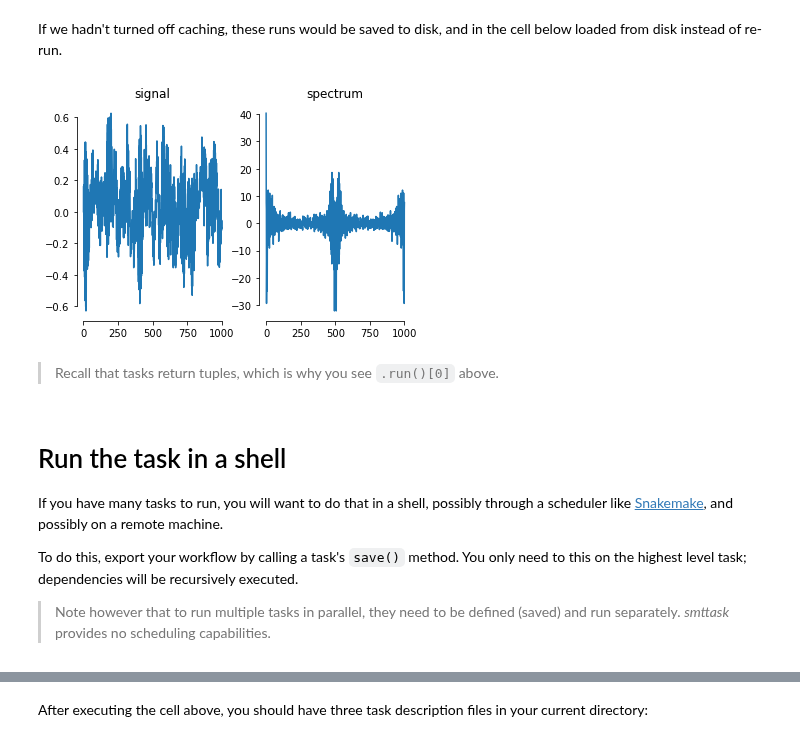
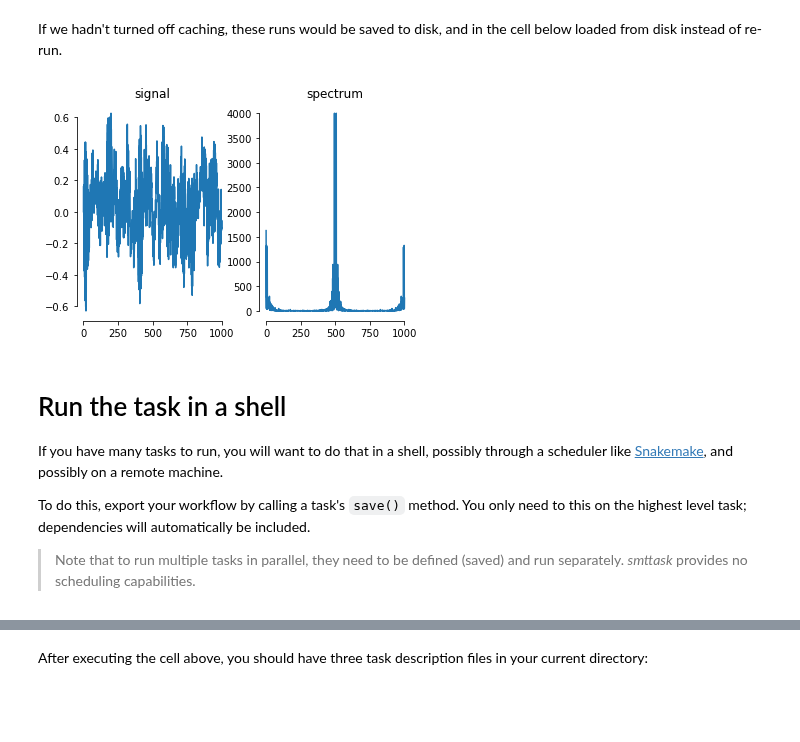
Before and after one commit to alcrene/smttask, a Jupyter notebook: examples/Workflow example.ipynb, the cells around one changed output, grey strips where cells are left out. Cells and saved outputs as stored; diff of their text form; code cells hidden in the pictures; blank space fills up the shorter version.

Commit message:
Loading from .taskdesc works again. Clean up stale code.
Workflow example is updated and fully working.

```diff
--- a/examples/Workflow example.ipynb
+++ b/examples/Workflow example.ipynb
@@ -86,22 +81,20 @@ for S in spectra:
 If we hadn't turned off caching, these runs would be saved to disk, and in the cell below loaded from disk instead of re-run.
 # %%
 fig, (axx, axS) = plt.subplots(1,2)
-axx.plot(signals[2].run()[0]);
-axS.plot(spectra[2].run()[0].real);
+axx.plot(signals[2].run());
+axS.plot(spectra[2].run()[1]);
 sns.despine(ax=axx, trim=True); sns.despine(ax=axS, trim=True)
 axx.set_title("signal"); axS.set_title("spectrum");
 # %% [output]
-[figure, old version]
+[figure, new version]
-# %% [markdown]
-> Recall that tasks return tuples, which is why you see `.run()[0]` above.
 # %% [markdown]
 # Run the task in a shell
 
 If you have many tasks to run, you will want to do that in a shell, possibly through a scheduler like [Snakemake](https://snakemake.readthedocs.io), and possibly on a remote machine.
 
-To do this, export your workflow by calling a task's `save()` method. You only need to this on the highest level task; dependencies will be recursively executed.
+To do this, export your workflow by calling a task's `save()` method. You only need to this on the highest level task; dependencies will automatically be included.
 
-> Note however that to run multiple tasks in parallel, they need to be defined (saved) and run separately. *smttask* provides no scheduling capabilities.
+> Note that to run multiple tasks in parallel, they need to be defined (saved) and run separately. *smttask* provides no scheduling capabilities.
 # %%
 S.digest
 # %% [output]
```
Also changed, not shown: parts of 22 cells of this notebook, 13 other files.
